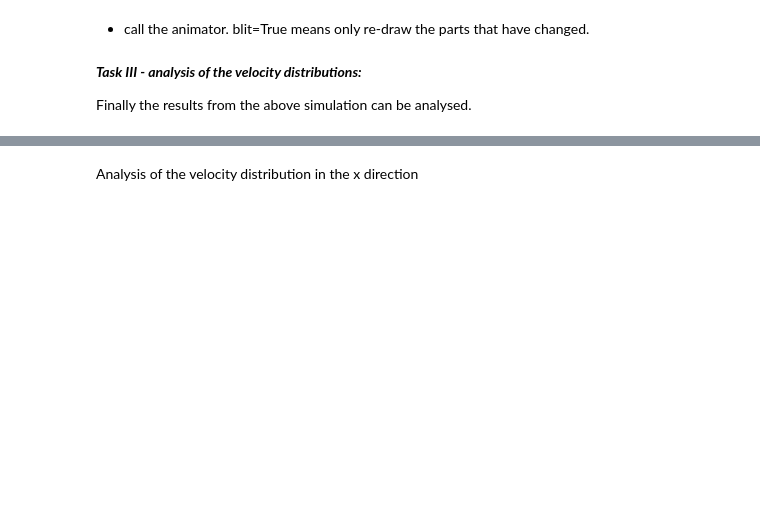
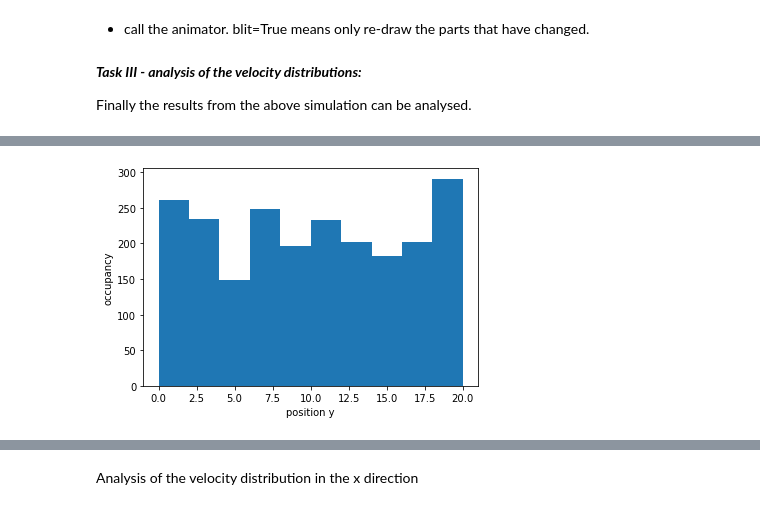
Before and after one commit to fsonak/VL_CCS, a Jupyter notebook: week_1.ipynb, the cells around one changed output, grey strips where cells are left out. Saved outputs shown, nothing was run; the diff lists cells and outputs as text; code cells hidden in the pictures; blank space fills up the shorter version.

```diff
--- a/week_1.ipynb
+++ b/week_1.ipynb
@@ -399,0 +368,14 @@ Analysis of the velocity distribution in x direction
+# %%
+# histogram of the y positions
+
+list_for_histogramm = []
+for i in range(steps):
+    for j in range(number_of_particles):
+        list_for_histogramm.append((data_traj)[j, 1, i])
+
+plt.hist(list_for_histogramm,range=(0,box[0]),bins=10)
+plt.xlabel('position y')
+plt.ylabel('occupancy')
+plt.show()
+# %% [output]
+[figure, added]
```
Also changed, not shown: parts of 23 cells of this notebook.
